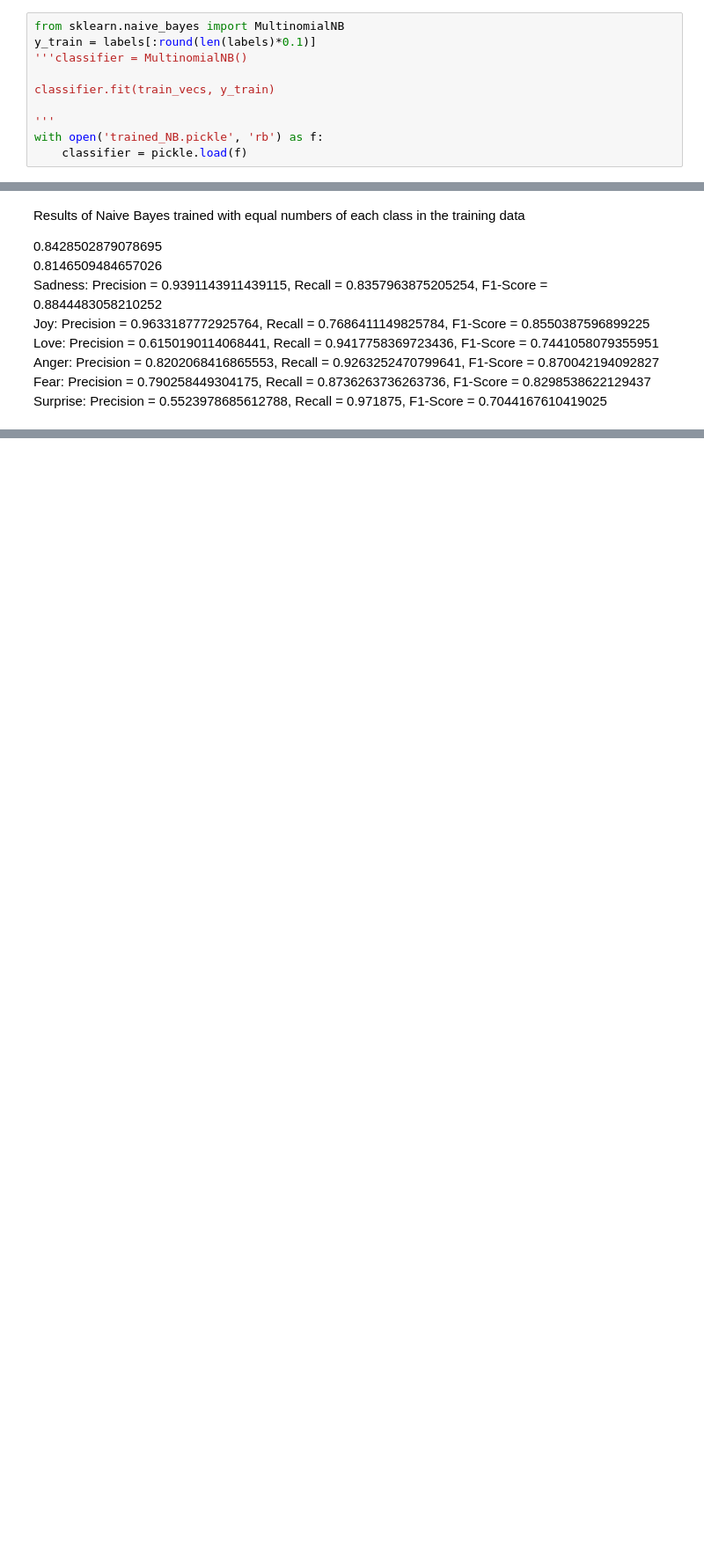
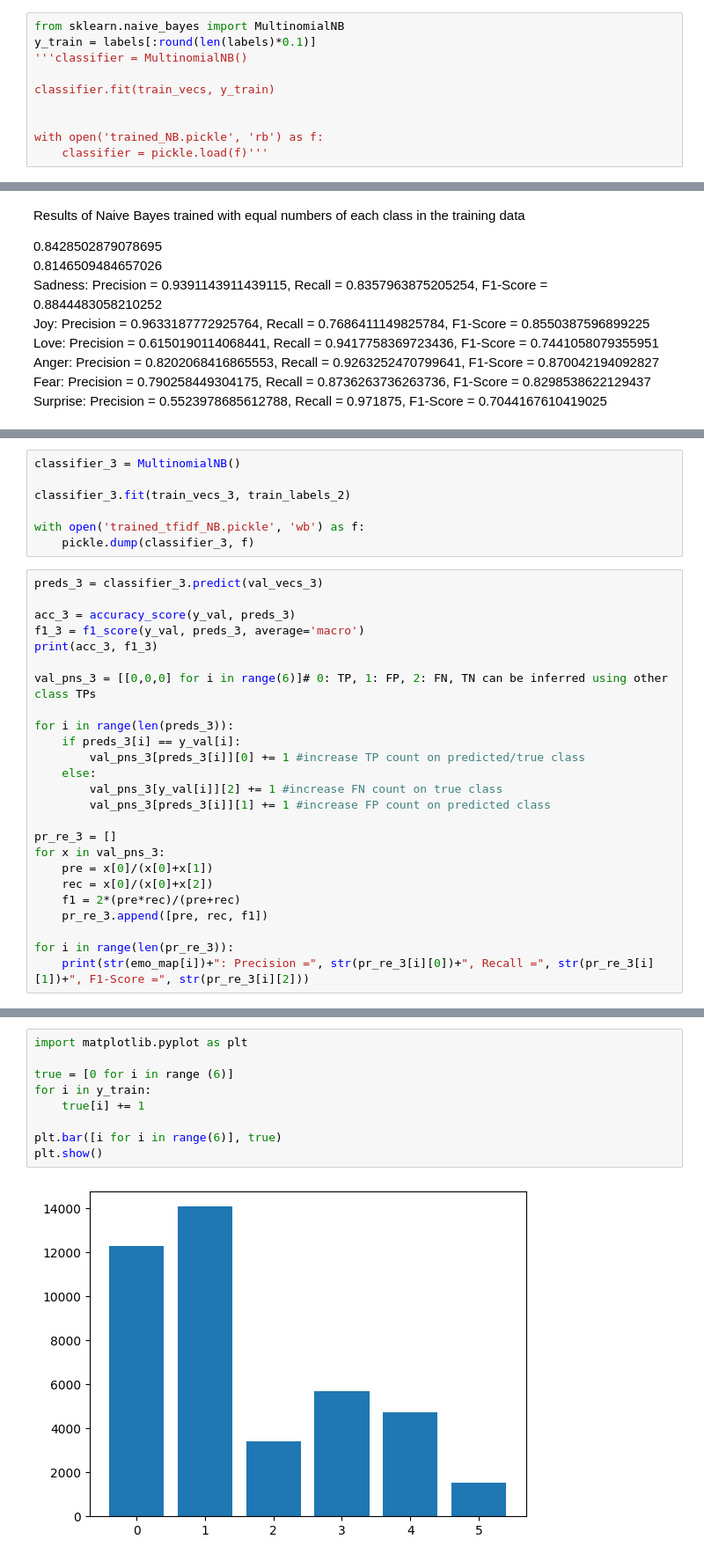
Before and after one commit to ConnieLo/Code, a Jupyter notebook: nobo.ipynb, the cells around one changed output, grey strips where cells are left out. Shown at 88% size. Drawn from its saved outputs; the diff is of its cells as text; blank space fills up the shorter version.

Commit message:
tfidf finish, added bert notebook

```diff
--- a/nobo.ipynb
+++ b/nobo.ipynb
@@ -116,6 +116,6 @@ y_train = labels[:round(len(labels)*0.1)]
 
 classifier.fit(train_vecs, y_train)
 
-'''
+
 with open('trained_NB.pickle', 'rb') as f:
-    classifier = pickle.load(f)
+    classifier = pickle.load(f)'''
@@ -279,0 +331,32 @@ TF-IDF START
+# %%
+classifier_3 = MultinomialNB()
+
+classifier_3.fit(train_vecs_3, train_labels_2)
+
+with open('trained_tfidf_NB.pickle', 'wb') as f:
+    pickle.dump(classifier_3, f)
+# %%
+preds_3 = classifier_3.predict(val_vecs_3)
+
+acc_3 = accuracy_score(y_val, preds_3)
+f1_3 = f1_score(y_val, preds_3, average='macro')
+print(acc_3, f1_3)
+
+val_pns_3 = [[0,0,0] for i in range(6)]# 0: TP, 1: FP, 2: FN, TN can be inferred using other class TPs
+
+for i in range(len(preds_3)):
+    if preds_3[i] == y_val[i]:
+        val_pns_3[preds_3[i]][0] += 1 #increase TP count on predicted/true class
+    else:
+        val_pns_3[y_val[i]][2] += 1 #increase FN count on true class
+        val_pns_3[preds_3[i]][1] += 1 #increase FP count on predicted class
+
+pr_re_3 = []
+for x in val_pns_3:
+    pre = x[0]/(x[0]+x[1])
+    rec = x[0]/(x[0]+x[2])
+    f1 = 2*(pre*rec)/(pre+rec)
+    pr_re_3.append([pre, rec, f1])
+
+for i in range(len(pr_re_3)):
+    print(str(emo_map[i])+": Precision =", str(pr_re_3[i][0])+", Recall =", str(pr_re_3[i][1])+", F1-Score =", str(pr_re_3[i][2]))
@@ -279,0 +373,11 @@ TF-IDF START
+# %%
+import matplotlib.pyplot as plt
+
+true = [0 for i in range (6)]
+for i in y_train:
+    true[i] += 1
+
+plt.bar([i for i in range(6)], true)
+plt.show()
+# %% [output]
+[figure, added]
```
Also changed, not shown: parts of 16 cells of this notebook, 3 other files.
